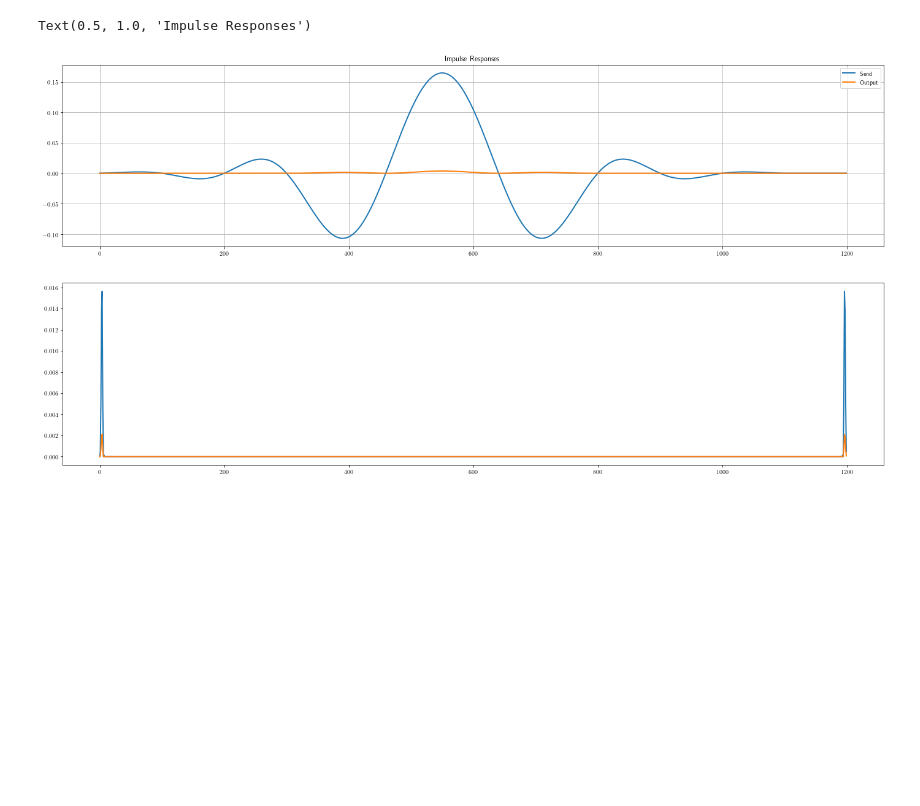
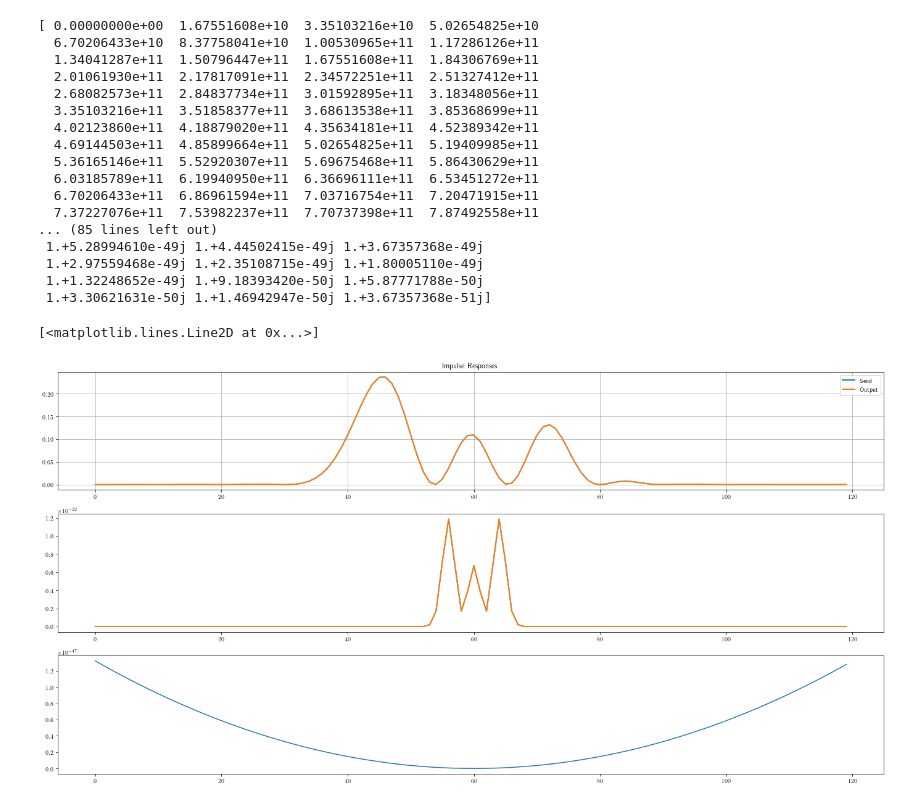
Before and after one commit to domrim/bachelorarbeit-code, a Jupyter notebook: jupyter-notebooks/tests.ipynb, the cells around one changed output. Cells and saved outputs as stored; diff of their text form; code cells hidden in the pictures; blank space fills up the shorter version.

Commit message:
[FIX] Split-Step-Fourier tests

```diff
--- a/jupyter-notebooks/tests.ipynb
+++ b/jupyter-notebooks/tests.ipynb
@@ -16,9 +13,9 @@ plt.rc('font', **font)
 plt.rc('text', usetex=True)
 # %%
 # parameters of the filters
-f_symbol = 1.0  # symbol rate (Baud) (Symbols per second)
-f_sample = 10  # sample rate (Hz) (Samples per second)
-n_up = 100 # samples per symbol (>1 => oversampling)
+f_symbol = 32e9  # symbol rate (Baud) (Symbols per second)
+f_sample = 32e10  # sample rate (Hz) (Samples per second)
+n_up = 1 # samples per symbol (>1 => oversampling)
 
 r_rc = .33
 r_rrc = .33
@@ -28,7 +25,7 @@ syms_per_filt = 4  # symbols per filter (plus minus in both directions)
 
 t_sample_rc, rc = get_rc_ir( syms_per_filt, r_rc, f_symbol, f_sample, n_up )
 t_sample_rrc, rrc = get_rrc_ir( syms_per_filt, r_rrc, f_symbol, f_sample, n_up )
-t_sample_gaussian, gaussian = get_gaussian_ir( r_gaussian, f_symbol/2/syms_per_filt, f_sample, n_up )
+t_sample_gaussian, gaussian = get_gaussian_ir( r_gaussian, f_symbol, f_sample, n_up )
 
 matplotlib.rc('figure', figsize=(24, 12) )
 
@@ -106,30 +103,52 @@ Text(0.5, 1.0, 'Modulation Gaus')
 # %%
 # Transmission
+%run split_step_fourier.ipynb
 
-z_length = 5
-nz = 2000
+
+z_length = 5000
+nz = 10
 dz = z_length / nz
 
-alpha=0.2  # Dämpfung (dB/km)
+alpha = 0  # Dämpfung (dB/km)
 D = 17  # ps/nm/km
 beta2 = -np.square(1550e-9) * ( D * 1e-6 ) / ( 2 * np.pi * 3e8)  # propagation constant
-gamma = 0.5e-6 # ps/km
+gamma = 0 # ps/km
 
-output = split_step_fourier.splitstepfourier(send_rc, t_sample_gaussian, dz, nz, alpha, beta2, gamma)
+output, linop = splitstepfourier(send_rc, t_sample_rc, dz, nz, alpha, beta2, gamma)
 
 matplotlib.rc('figure', figsize=(24, 12) )
 
-#plt.subplot(211)
+plt.subplot(311)
 plt.plot( np.square(abs(send_rc)), linewidth=2.0, label='Send' )
 plt.plot( np.square(abs(output)), linewidth=2.0, label='Output' )
 
 plt.grid( True )
 plt.legend( loc='upper right' )
 plt.title( 'Impulse Responses' )
 
-#plt.subplot(212)
-#plt.plot( np.square(abs(t_sample_gaussian*np.fft.fft(send_gaussian)/np.sqrt(2*np.pi))), linewidth=2.0, label='Send' )
-#plt.plot( np.square(abs(t_sample_gaussian*np.fft.fft(output)/np.sqrt(2*np.pi))), linewidth=2.0, label='Output')
+plt.subplot(312)
+plt.plot( np.fft.fftshift(np.square(abs(t_sample_gaussian*np.fft.fft(send_rc)/np.sqrt(2*np.pi)))), linewidth=2.0, label='Send' )
+plt.plot( np.fft.fftshift(np.square(abs(t_sample_gaussian*np.fft.fft(output)/np.sqrt(2*np.pi)))), linewidth=2.0, label='Output')
+
+plt.subplot(313)
+plt.plot( np.fft.fftshift(np.angle(linop)))
 # %% [output]
-Text(0.5, 1.0, 'Impulse Responses')
+[ 0.00000000e+00  1.67551608e+10  3.35103216e+10  5.02654825e+10
+  6.70206433e+10  8.37758041e+10  1.00530965e+11  1.17286126e+11
+  1.34041287e+11  1.50796447e+11  1.67551608e+11  1.84306769e+11
+  2.01061930e+11  2.17817091e+11  2.34572251e+11  2.51327412e+11
+  2.68082573e+11  2.84837734e+11  3.01592895e+11  3.18348056e+11
+  3.35103216e+11  3.51858377e+11  3.68613538e+11  3.85368699e+11
+  4.02123860e+11  4.18879020e+11  4.35634181e+11  4.52389342e+11
+  4.69144503e+11  4.85899664e+11  5.02654825e+11  5.19409985e+11
+  5.36165146e+11  5.52920307e+11  5.69675468e+11  5.86430629e+11
+  6.03185789e+11  6.19940950e+11  6.36696111e+11  6.53451272e+11
+  6.70206433e+11  6.86961594e+11  7.03716754e+11  7.20471915e+11
+  7.37227076e+11  7.53982237e+11  7.70737398e+11  7.87492558e+11
+... (85 lines left out)
+ 1.+5.28994610e-49j 1.+4.44502415e-49j 1.+3.67357368e-49j
+ 1.+2.97559468e-49j 1.+2.35108715e-49j 1.+1.80005110e-49j
+ 1.+1.32248652e-49j 1.+9.18393420e-50j 1.+5.87771788e-50j
+ 1.+3.30621631e-50j 1.+1.46942947e-50j 1.+3.67357368e-51j]
+[<matplotlib.lines.Line2D at 0x...>]
-[figure, old version]
+[figure, new version]
```
Also changed, not shown: parts of 4 cells of this notebook, 3 other files.
